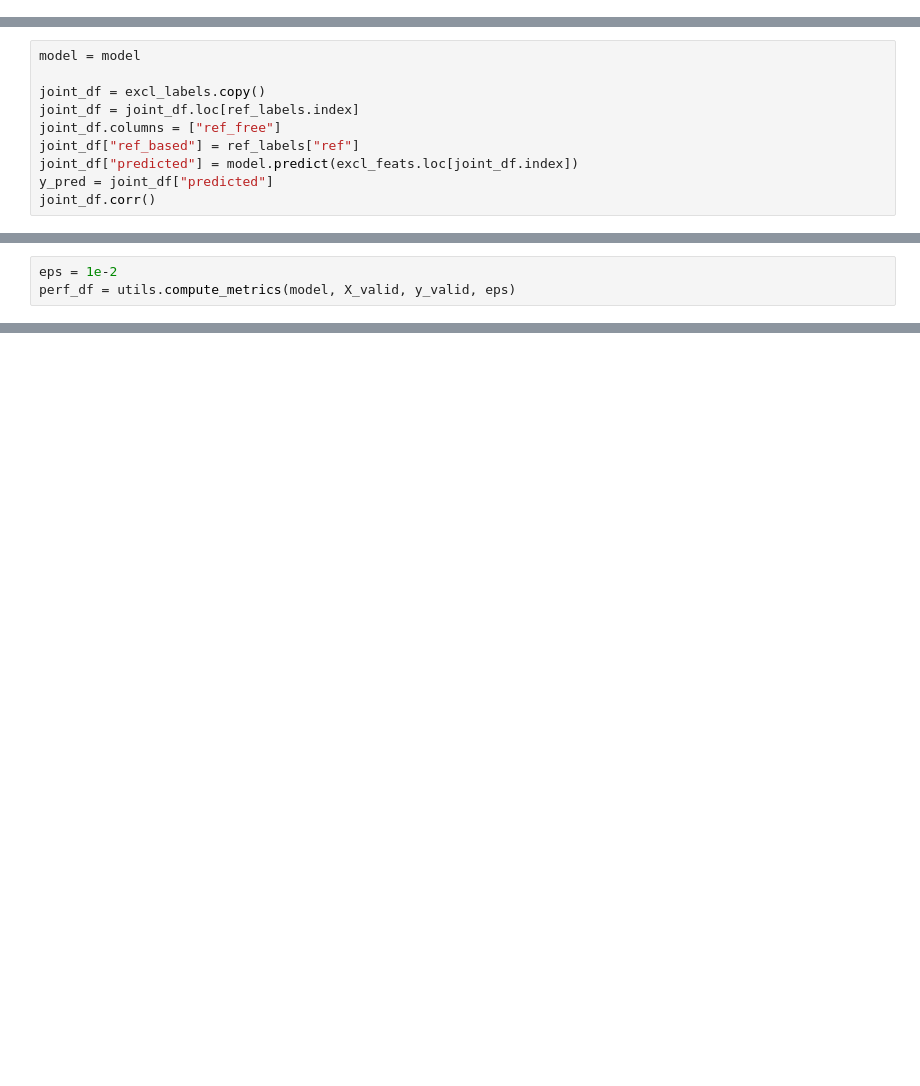
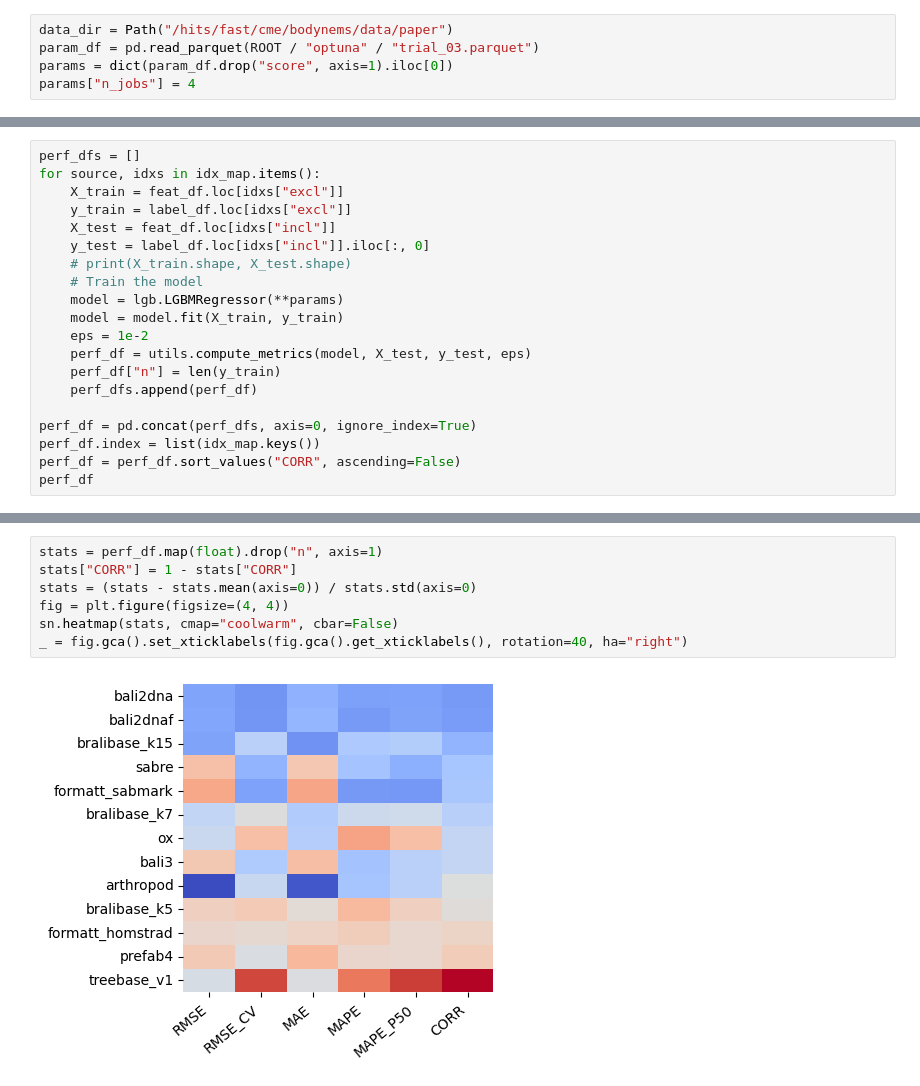
Before and after one commit to MaBody/aldiscore, a Jupyter notebook: notebooks/studies/ablation_sources.ipynb, the cells around one changed output, grey strips where cells are left out. Saved outputs shown, nothing was run; the diff lists cells and outputs as text; blank space fills up the shorter version.

Commit message:
added ablation study for sources

```diff
--- a/notebooks/studies/ablation_sources.ipynb
+++ b/notebooks/studies/ablation_sources.ipynb
@@ -38 +15,6 @@ Dropping 0 NaN rows...
+# %%
+data_dir = Path("/hits/fast/cme/bodynems/data/paper")
+param_df = pd.read_parquet(ROOT / "optuna" / "trial_03.parquet")
+params = dict(param_df.drop("score", axis=1).iloc[0])
+params["n_jobs"] = 4
 # %%
@@ -81,10 +35,0 @@ Index(['arthropod', 'bali2dna', 'bali2dnaf', 'bali3', 'bralibase_k15',
-# %%
-model = model
-
-joint_df = excl_labels.copy()
-joint_df = joint_df.loc[ref_labels.index]
-joint_df.columns = ["ref_free"]
-joint_df["ref_based"] = ref_labels["ref"]
-joint_df["predicted"] = model.predict(excl_feats.loc[joint_df.index])
-y_pred = joint_df["predicted"]
-joint_df.corr()
@@ -96,3 +35,0 @@ joint_df.corr()
-# %%
-eps = 1e-2
-perf_df = utils.compute_metrics(model, X_valid, y_valid, eps)
@@ -139,0 +52,20 @@ plt.ylim(0, 1)
+# %%
+perf_dfs = []
+for source, idxs in idx_map.items():
+    X_train = feat_df.loc[idxs["excl"]]
+    y_train = label_df.loc[idxs["excl"]]
+    X_test = feat_df.loc[idxs["incl"]]
+    y_test = label_df.loc[idxs["incl"]].iloc[:, 0]
+    # print(X_train.shape, X_test.shape)
+    # Train the model
+    model = lgb.LGBMRegressor(**params)
+    model = model.fit(X_train, y_train)
+    eps = 1e-2
+    perf_df = utils.compute_metrics(model, X_test, y_test, eps)
+    perf_df["n"] = len(y_train)
+    perf_dfs.append(perf_df)
+
+perf_df = pd.concat(perf_dfs, axis=0, ignore_index=True)
+perf_df.index = list(idx_map.keys())
+perf_df = perf_df.sort_values("CORR", ascending=False)
+perf_df
@@ -139,0 +87,9 @@ plt.ylim(0, 1)
+# %%
+stats = perf_df.map(float).drop("n", axis=1)
+stats["CORR"] = 1 - stats["CORR"]
+stats = (stats - stats.mean(axis=0)) / stats.std(axis=0)
+fig = plt.figure(figsize=(4, 4))
+sn.heatmap(stats, cmap="coolwarm", cbar=False)
+_ = fig.gca().set_xticklabels(fig.gca().get_xticklabels(), rotation=40, ha="right")
+# %% [output]
+[figure, added]
```
Also changed, not shown: parts of 15 cells of this notebook.
